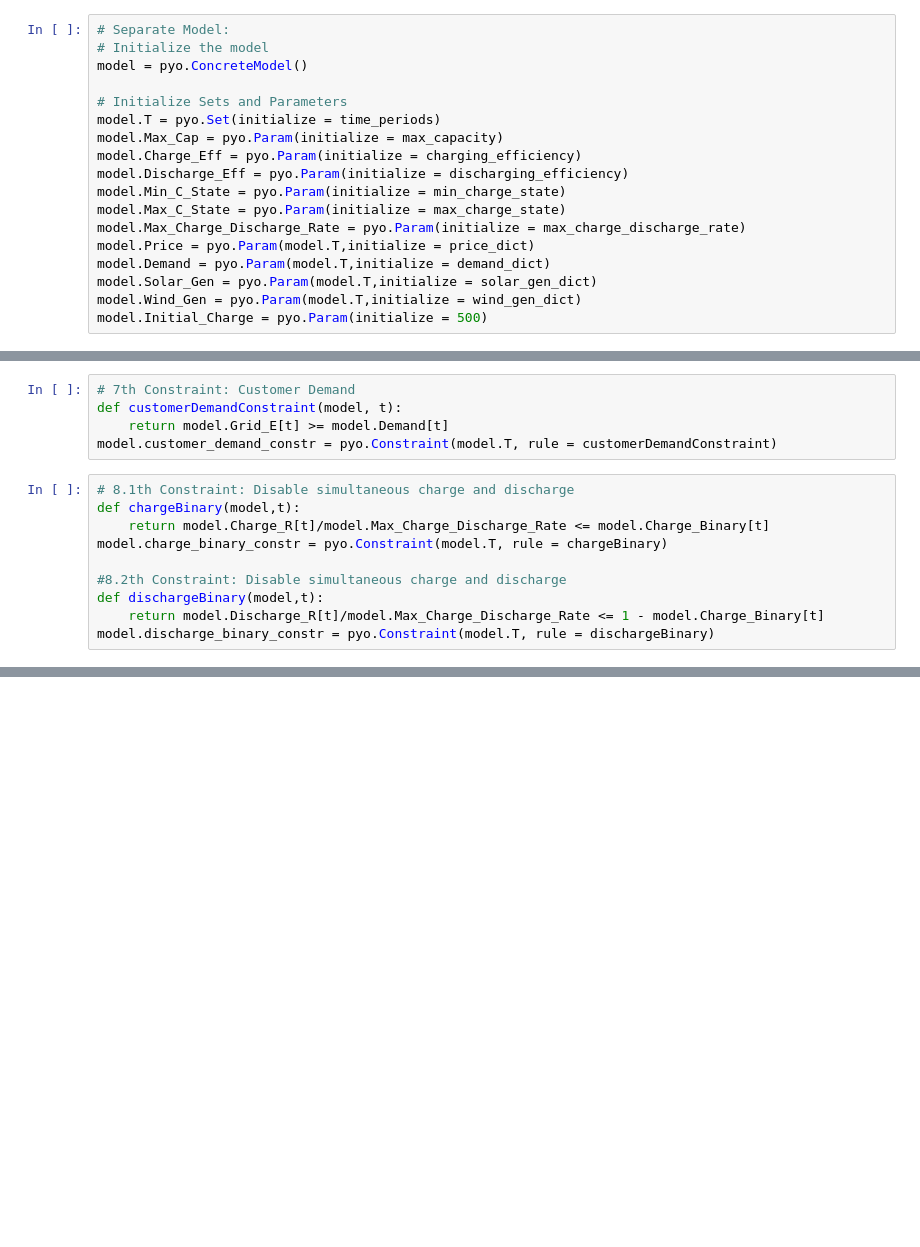
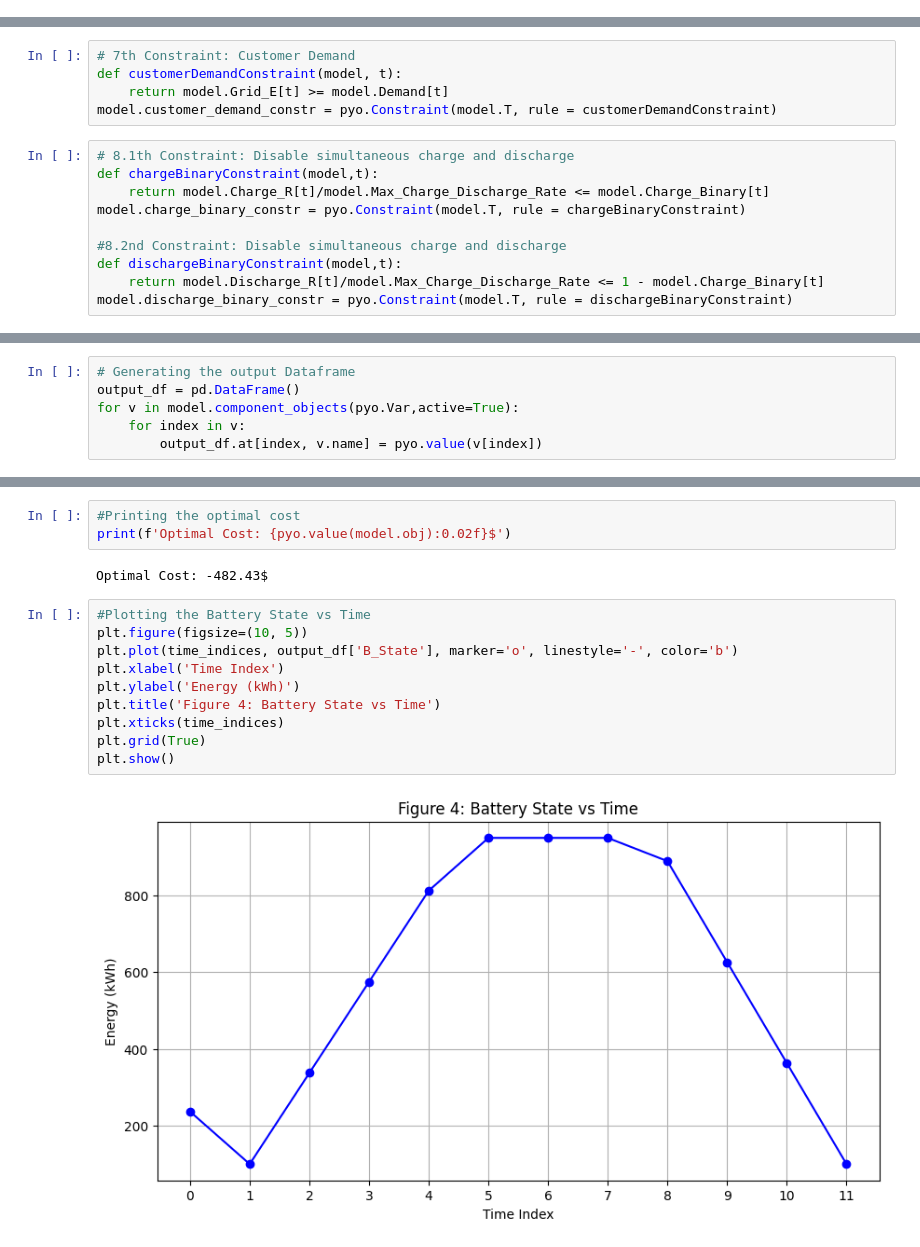
Before and after one commit to buckyball99/Microgrid-Energy-Optimization, a Jupyter notebook: Microgrid_Optimization.ipynb, the cells around one changed output, grey strips where cells are left out. Drawn from its saved outputs; the diff is of its cells as text; blank space fills up the shorter version.

```diff
--- a/Microgrid_Optimization.ipynb
+++ b/Microgrid_Optimization.ipynb
@@ -146,18 +139,0 @@ Model Microgrid Optimizer
-# %%
-# Separate Model:
-# Initialize the model
-model = pyo.ConcreteModel()
-
-# Initialize Sets and Parameters
-model.T = pyo.Set(initialize = time_periods)
-model.Max_Cap = pyo.Param(initialize = max_capacity)
-model.Charge_Eff = pyo.Param(initialize = charging_efficiency)
-model.Discharge_Eff = pyo.Param(initialize = discharging_efficiency)
-model.Min_C_State = pyo.Param(initialize = min_charge_state)
-model.Max_C_State = pyo.Param(initialize = max_charge_state)
-model.Max_Charge_Discharge_Rate = pyo.Param(initialize = max_charge_discharge_rate)
-model.Price = pyo.Param(model.T,initialize = price_dict)
-model.Demand = pyo.Param(model.T,initialize = demand_dict)
-model.Solar_Gen = pyo.Param(model.T,initialize = solar_gen_dict)
-model.Wind_Gen = pyo.Param(model.T,initialize = wind_gen_dict)
-model.Initial_Charge = pyo.Param(initialize = 500)
@@ -217,11 +228,11 @@ def customerDemandConstraint(model, t):
 model.customer_demand_constr = pyo.Constraint(model.T, rule = customerDemandConstraint)
 # %%
 # 8.1th Constraint: Disable simultaneous charge and discharge
-def chargeBinary(model,t):
+def chargeBinaryConstraint(model,t):
     return model.Charge_R[t]/model.Max_Charge_Discharge_Rate <= model.Charge_Binary[t]
-model.charge_binary_constr = pyo.Constraint(model.T, rule = chargeBinary)
+model.charge_binary_constr = pyo.Constraint(model.T, rule = chargeBinaryConstraint)
 
-#8.2th Constraint: Disable simultaneous charge and discharge
-def dischargeBinary(model,t):
+#8.2nd Constraint: Disable simultaneous charge and discharge
+def dischargeBinaryConstraint(model,t):
     return model.Discharge_R[t]/model.Max_Charge_Discharge_Rate <= 1 - model.Charge_Binary[t]
-model.discharge_binary_constr = pyo.Constraint(model.T, rule = dischargeBinary)
+model.discharge_binary_constr = pyo.Constraint(model.T, rule = dischargeBinaryConstraint)
@@ -227,0 +270,6 @@ model.discharge_binary_constr = pyo.Constraint(model.T, rule = dischargeBinary)
+# %%
+# Generating the output Dataframe
+output_df = pd.DataFrame()
+for v in model.component_objects(pyo.Var,active=True):
+    for index in v:
+        output_df.at[index, v.name] = pyo.value(v[index])
@@ -227,0 +294,17 @@ model.discharge_binary_constr = pyo.Constraint(model.T, rule = dischargeBinary)
+# %%
+#Printing the optimal cost
+print(f'Optimal Cost: {pyo.value(model.obj):0.02f}$')
+# %% [output]
+Optimal Cost: -482.43$
+# %%
+#Plotting the Battery State vs Time
+plt.figure(figsize=(10, 5))
+plt.plot(time_indices, output_df['B_State'], marker='o', linestyle='-', color='b')
+plt.xlabel('Time Index')
+plt.ylabel('Energy (kWh)')
+plt.title('Figure 4: Battery State vs Time')
+plt.xticks(time_indices)
+plt.grid(True)
+plt.show()
+# %% [output]
+[figure, added]
```
Also changed, not shown: parts of 25 cells of this notebook, 2 other files.
